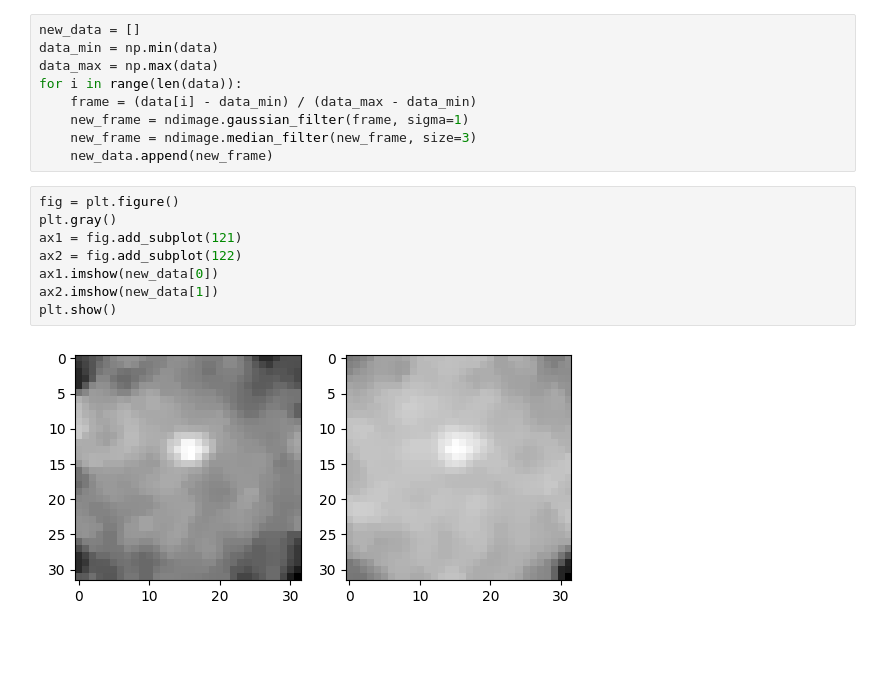
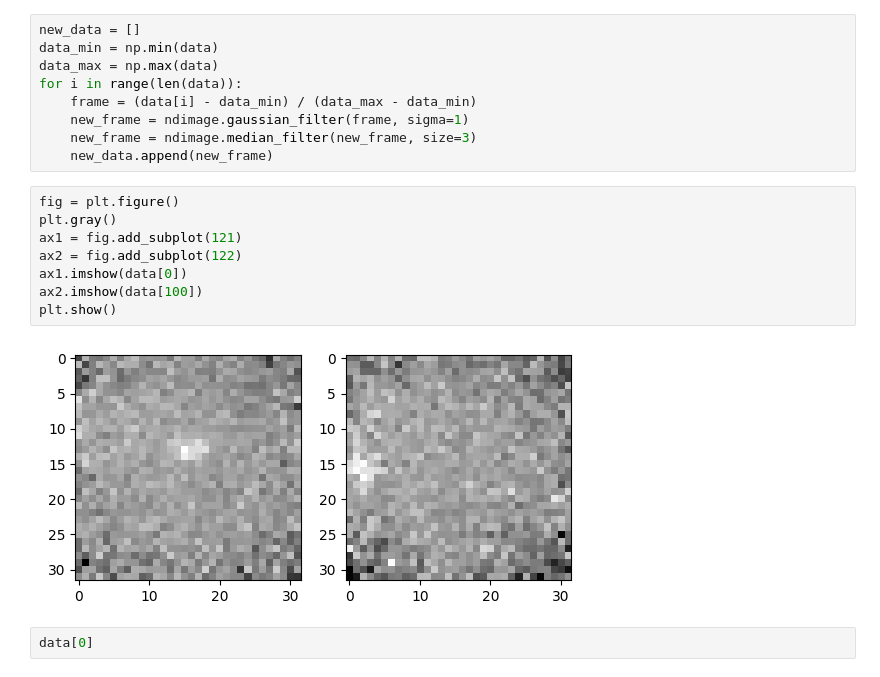
Before and after one commit to M4rkX-Y/flowdetector, a Jupyter notebook: main.ipynb, the cells around one changed output. Drawn from its saved outputs; the diff is of its cells as text; blank space fills up the shorter version.

```diff
--- a/main.ipynb
+++ b/main.ipynb
@@ -60,10 +65,12 @@ for i in range(len(data)):
 # %%
 fig = plt.figure()
 plt.gray()
 ax1 = fig.add_subplot(121)
 ax2 = fig.add_subplot(122)
-ax1.imshow(new_data[0])
-ax2.imshow(new_data[1])
+ax1.imshow(data[0])
+ax2.imshow(data[100])
 plt.show()
 # %% [output]
-[figure, old version]
+[figure, new version]
+# %%
+data[0]
```
Also changed, not shown: parts of 3 cells of this notebook.
